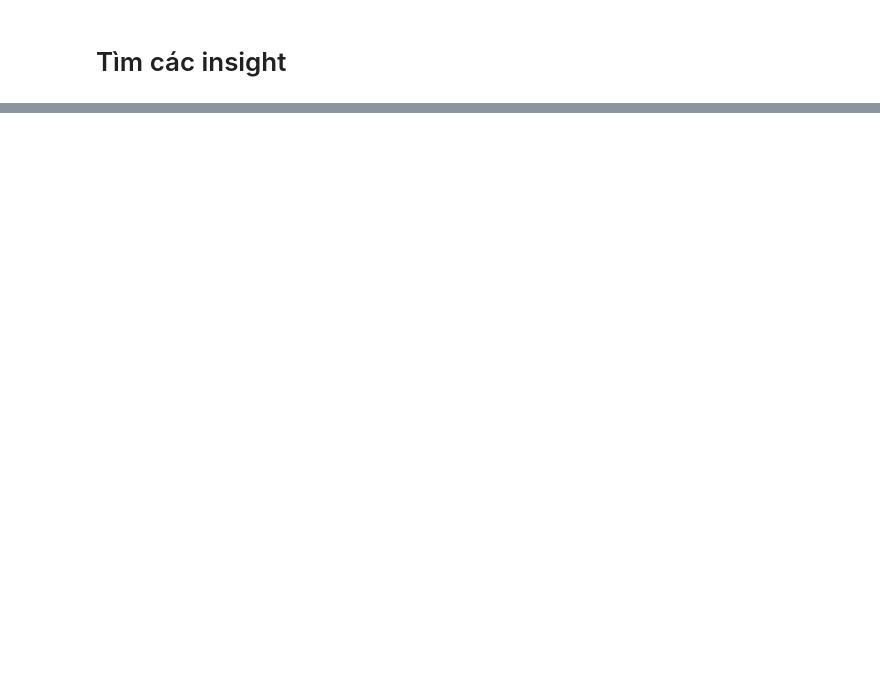
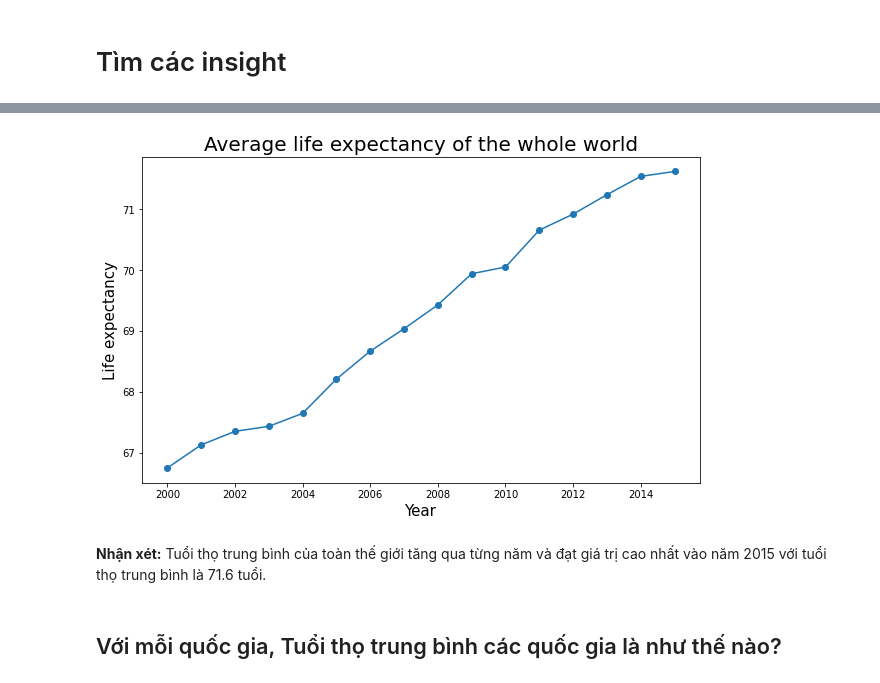
Before and after one commit to XQuyTran/Final_Project_LTKHDL, a Jupyter notebook: final-project.ipynb, the cells around one changed output, grey strips where cells are left out. Saved outputs shown, nothing was run; the diff lists cells and outputs as text; code cells hidden in the pictures; blank space fills up the shorter version.

```diff
--- a/final-project.ipynb
+++ b/final-project.ipynb
@@ -59,0 +172,3 @@ import seaborn as sns
+# %%
+mean_life_expectancy_sr = life_expectancy_df.groupby('Year')['Life expectancy'].mean()
+mean_life_expectancy_sr
@@ -59,0 +194,12 @@ import seaborn as sns
+# %%
+mean_life_expectancy_sr.plot.line(marker='o',figsize=(10,6))
+plt.xlabel('Year',size=15)
+plt.ylabel('Life expectancy',size=15)
+plt.title('Average life expectancy of the whole world',size=20)
+plt.show()
+# %% [output]
+[figure, added]
+# %% [markdown]
+**Nhận xét:** Tuổi thọ trung bình của toàn thế giới tăng qua từng năm và đạt giá trị cao nhất vào năm 2015 với tuổi thọ trung bình là 71.6 tuổi.
+# %% [markdown]
+## Với mỗi quốc gia, Tuổi thọ trung bình các quốc gia là như thế nào?
```
Also changed, not shown: parts of 62 cells of this notebook.
